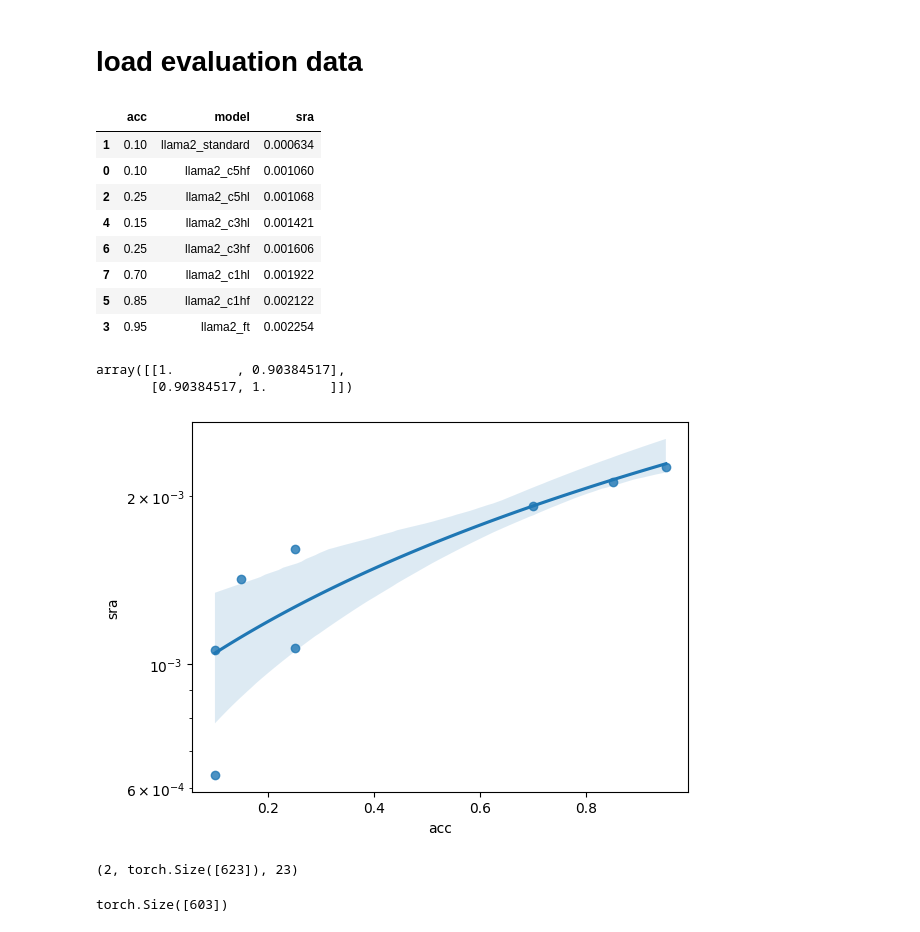
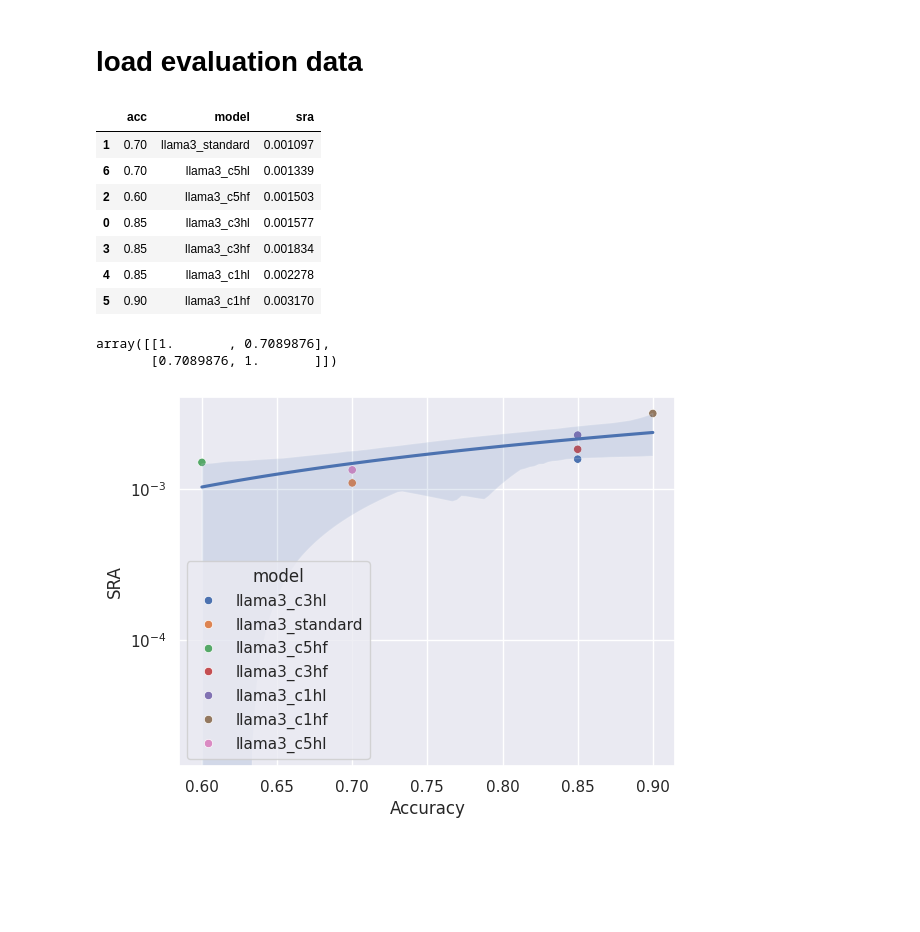
Before and after one commit to navidmdn/ESConv-SRA, a Jupyter notebook: training/evaluation.ipynb, the cells around one changed output. Drawn from its saved outputs; the diff is of its cells as text; code cells hidden in the pictures; blank space fills up the shorter version.

Commit message:
added llama3 experiments

```diff
--- a/training/evaluation.ipynb
+++ b/training/evaluation.ipynb
@@ -16,7 +16,7 @@ from glob import glob
 import pandas as pd
 
 
-res_files = glob('data/eval2/*.json')
+res_files = glob('data/eval4/*.json')
 
 res_df_list = []
 
@@ -39,40 +39,40 @@ df = pd.DataFrame(res_df_list)
 df.sort_values(by=['sra'])
 # %% [output]
 |  | acc | model | sra |
-| 1 | 0.10 | llama2_standard | 0.000634 |
-| 0 | 0.10 | llama2_c5hf | 0.001060 |
-| 2 | 0.25 | llama2_c5hl | 0.001068 |
-| 4 | 0.15 | llama2_c3hl | 0.001421 |
-| 6 | 0.25 | llama2_c3hf | 0.001606 |
-| 7 | 0.70 | llama2_c1hl | 0.001922 |
-| 5 | 0.85 | llama2_c1hf | 0.002122 |
-| 3 | 0.95 | llama2_ft | 0.002254 |
+| 1 | 0.70 | llama3_standard | 0.001097 |
+| 6 | 0.70 | llama3_c5hl | 0.001339 |
+| 2 | 0.60 | llama3_c5hf | 0.001503 |
+| 0 | 0.85 | llama3_c3hl | 0.001577 |
+| 3 | 0.85 | llama3_c3hf | 0.001834 |
+| 4 | 0.85 | llama3_c1hl | 0.002278 |
+| 5 | 0.90 | llama3_c1hf | 0.003170 |
 # %%
 import numpy as np
 
 np.corrcoef(df['acc'], df['sra'])
 # %% [output]
-array([[1.        , 0.90384517],
-       [0.90384517, 1.        ]])
+array([[1.       , 0.7089876],
+       [0.7089876, 1.       ]])
 # %%
 import matplotlib.pyplot as plt
 import seaborn as sns
 
-sns.regplot(df, x='acc', y='sra')
+sns.set_theme()
+
+
+sns.scatterplot(df, x='acc', y='sra', hue='model')
+sns.regplot(df, x='acc', y='sra', scatter=False)
+
+# for i, row in df.iterrows():
+#     plt.text(row['acc'], row['sra'], row['model'])
+
+plt.ylabel('SRA')
+plt.xlabel("Accuracy")
 plt.yscale('log')
 # %% [output]
-[figure, old version]
+[figure, new version]
 # %%
 import pickle
 
 with open('../prompting/outputs/mistral7b_full/109_attentions.pkl', 'rb') as f:
     a = pickle.load(f)
-# %%
-t = a['Clarification']
-len(t), t[0].shape, len(t[1])
-# %% [output]
-(2, torch.Size([623]), 23)
-# %%
-t[1][2].shape
-# %% [output]
-torch.Size([603])
```
Also changed, not shown: parts of 6 cells of this notebook, 4 other files.
